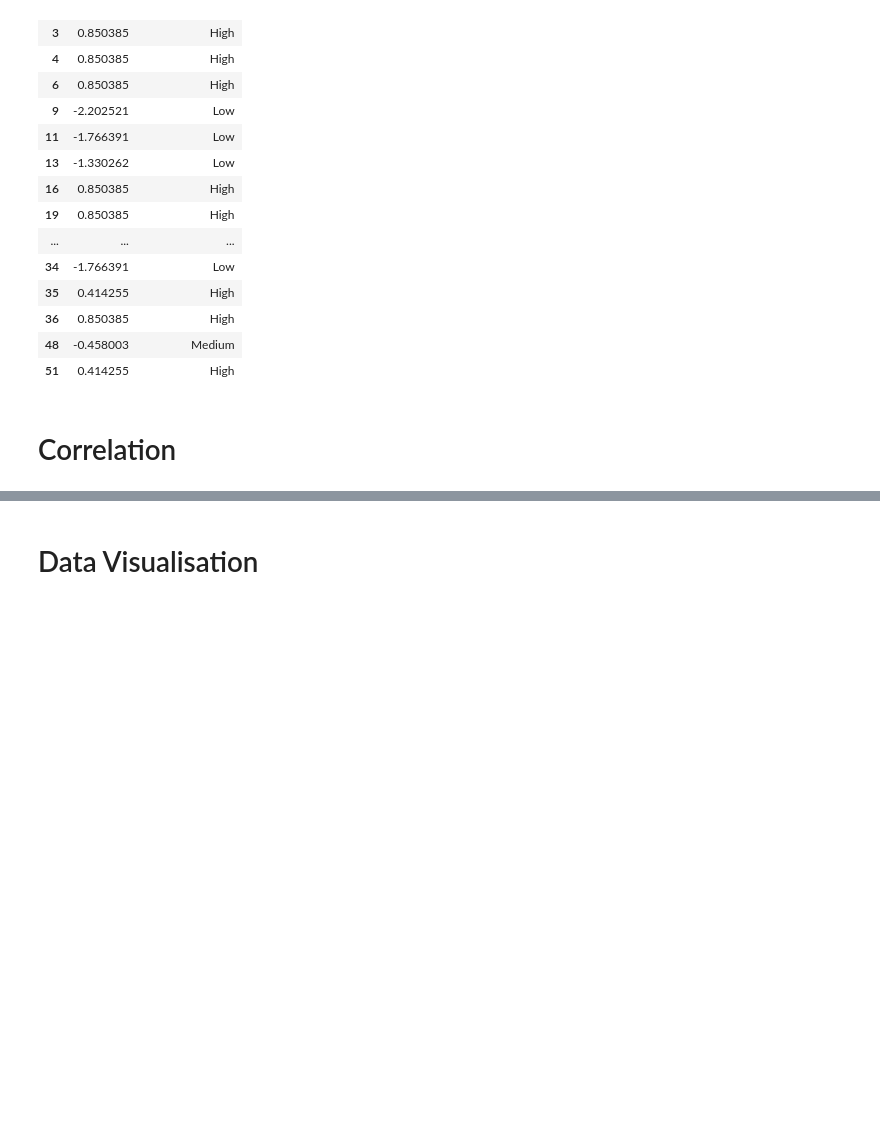
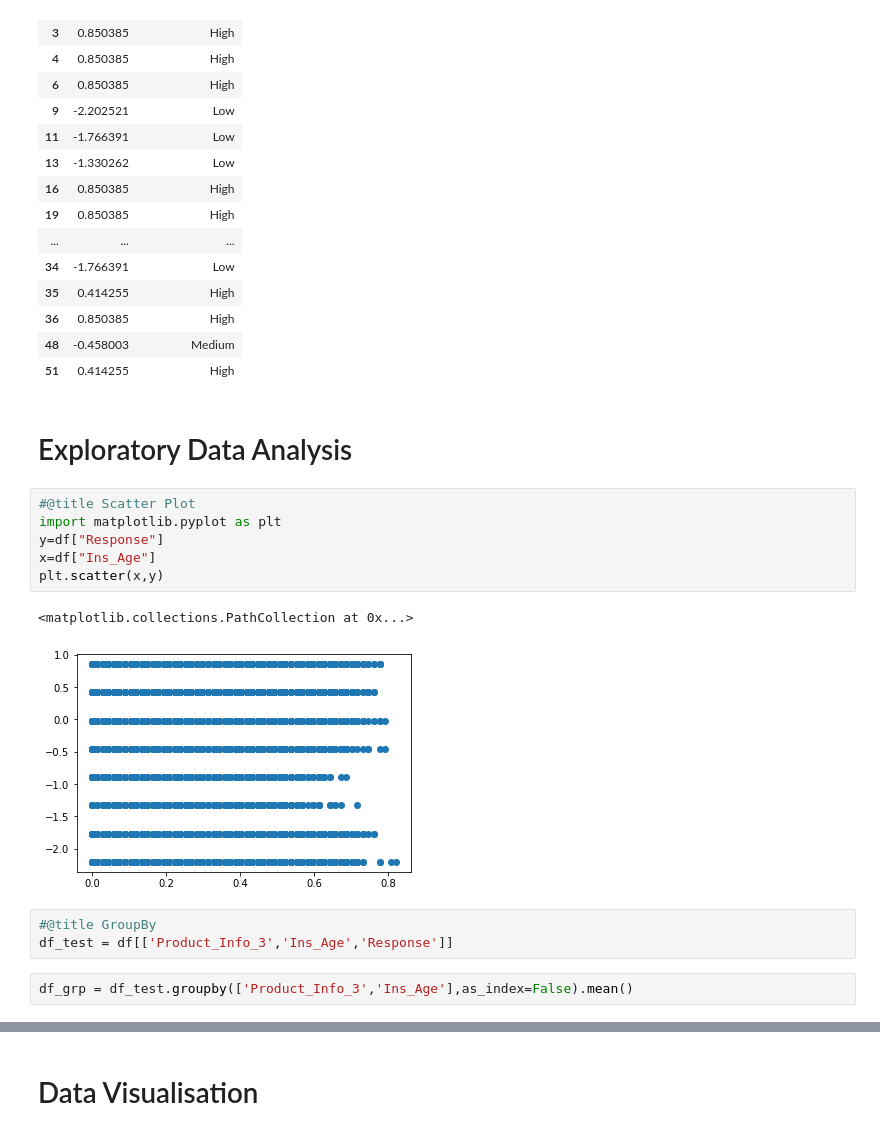
Before and after one commit to Andhi1710/python, a Jupyter notebook: Kelompok_1.ipynb, the cells around one changed output, grey strips where cells are left out. Saved outputs shown, nothing was run; the diff lists cells and outputs as text; blank space fills up the shorter version.

```diff
--- a/Kelompok_1.ipynb
+++ b/Kelompok_1.ipynb
@@ -361,5 +361,19 @@ df[['Response','Response-binned']].head(20)
 | 36 | 0.850385 | High |
 | 48 | -0.458003 | Medium |
 | 51 | 0.414255 | High |
-# %% [markdown]
-# Correlation
+# %% [markdown]
+# Exploratory Data Analysis
+# %%
+#@title Scatter Plot
+import matplotlib.pyplot as plt
+y=df["Response"]
+x=df["Ins_Age"]
+plt.scatter(x,y)
+# %% [output]
+<matplotlib.collections.PathCollection at 0x...>
+[figure, added]
+# %%
+#@title GroupBy
+df_test = df[['Product_Info_3','Ins_Age','Response']]
+# %%
+df_grp = df_test.groupby(['Product_Info_3','Ins_Age'],as_index=False).mean()
```
Also changed, not shown: parts of 22 cells of this notebook.
